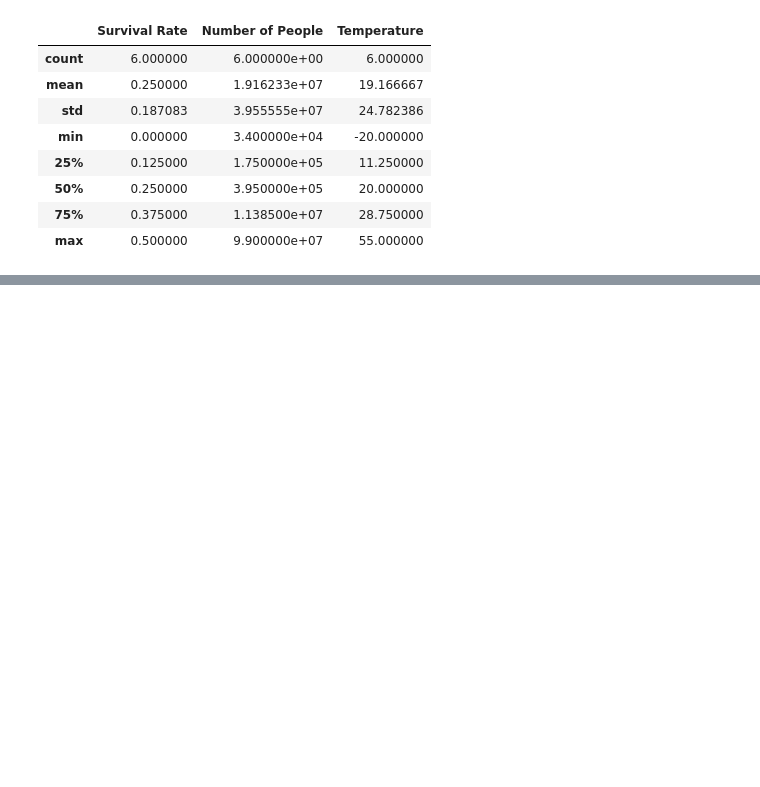
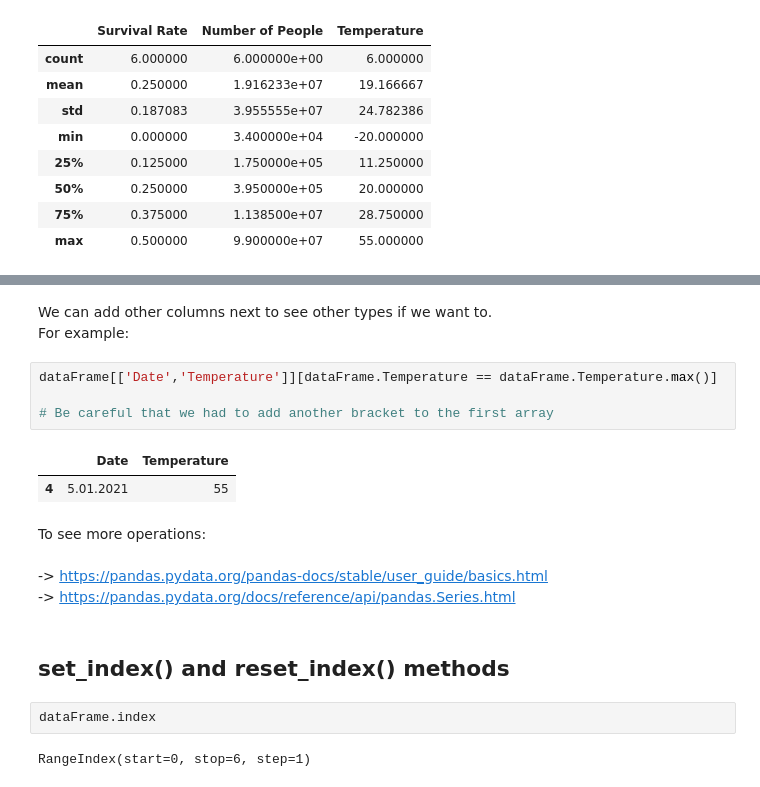
Before and after one commit to justhasanuknow/Python-Projects, a Jupyter notebook: Notebooks/Pandas Notebook.ipynb, the cells around one changed output, grey strips where cells are left out. Cells and saved outputs as stored; diff of their text form; blank space fills up the shorter version.

```diff
--- a/Notebooks/Pandas Notebook.ipynb
+++ b/Notebooks/Pandas Notebook.ipynb
@@ -156,0 +178,20 @@ dataFrame.describe()
+# %% [markdown]
+We can add other columns next to see other types if we want to.
+<br>For example:
+# %%
+dataFrame[['Date','Temperature']][dataFrame.Temperature == dataFrame.Temperature.max()]
+
+# Be careful that we had to add another bracket to the first array
+# %% [output]
+|  | Date | Temperature |
+| 4 | 5.01.2021 | 55 |
+# %% [markdown]
+To see more operations:
+<br><br>-> https://pandas.pydata.org/pandas-docs/stable/user_guide/basics.html
+<br>-> https://pandas.pydata.org/docs/reference/api/pandas.Series.html
+# %% [markdown]
+## set_index() and reset_index() methods
+# %%
+dataFrame.index
+# %% [output]
+RangeIndex(start=0, stop=6, step=1)
```
Also changed, not shown: parts of 10 cells of this notebook.
